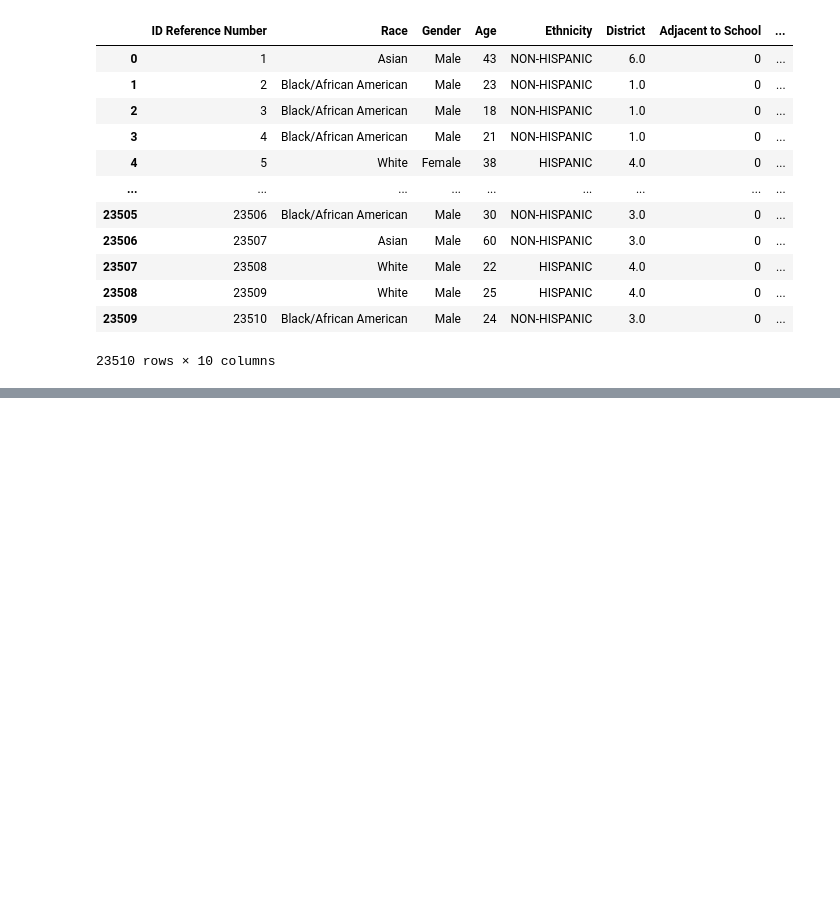
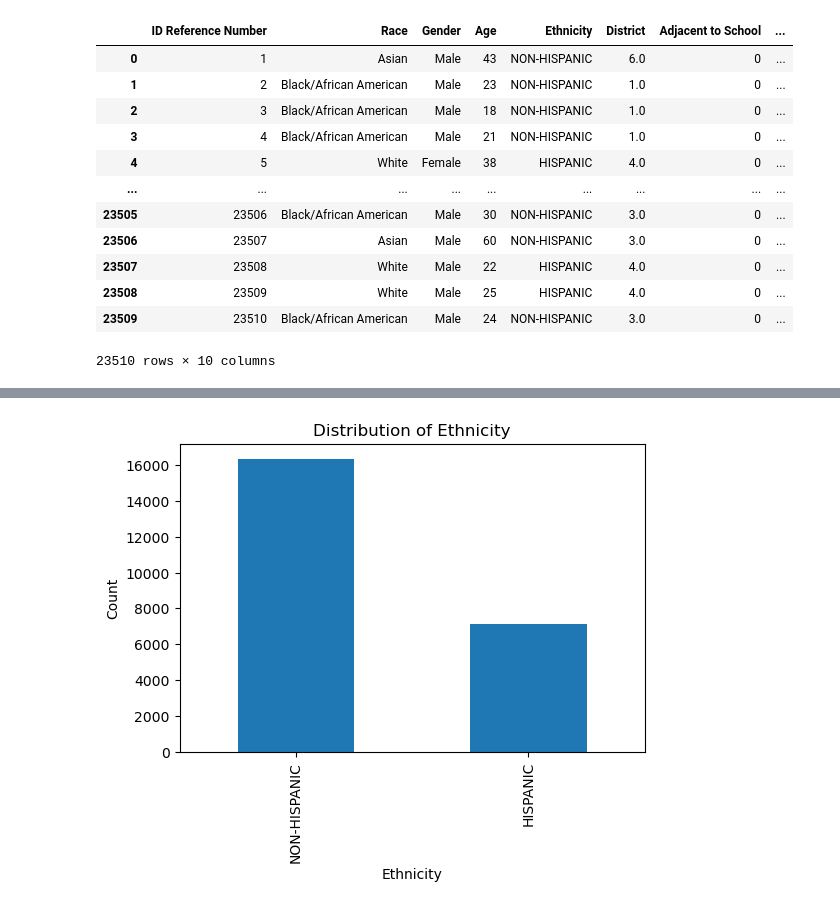
Before and after one commit to Animaznman/MSDS-Police-EDA, a Jupyter notebook: notebook.ipynb, the cells around one changed output, grey strips where cells are left out. Cells and saved outputs as stored; diff of their text form; code cells hidden in the pictures; blank space fills up the shorter version.

```diff
--- a/notebook.ipynb
+++ b/notebook.ipynb
@@ -31,0 +52,10 @@ df_police
+# %%
+#Ethnicity
+plt.figure(figsize=(6, 4))
+df_police['Ethnicity'].value_counts().plot(kind='bar')
+plt.title('Distribution of Ethnicity')
+plt.xlabel('Ethnicity')
+plt.ylabel('Count')
+plt.show()
+# %% [output]
+[figure, added]
```
Also changed, not shown: parts of 3 cells of this notebook.
